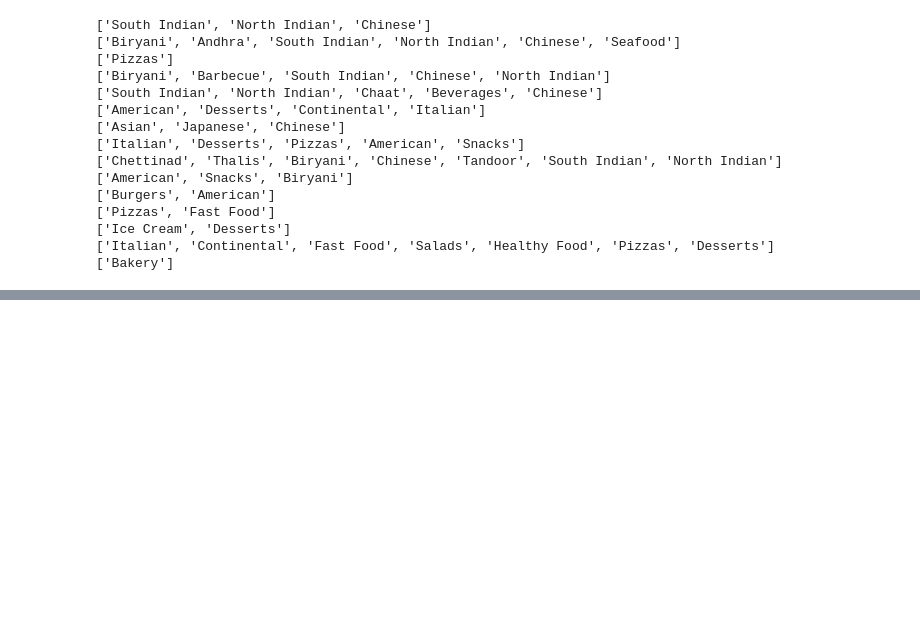
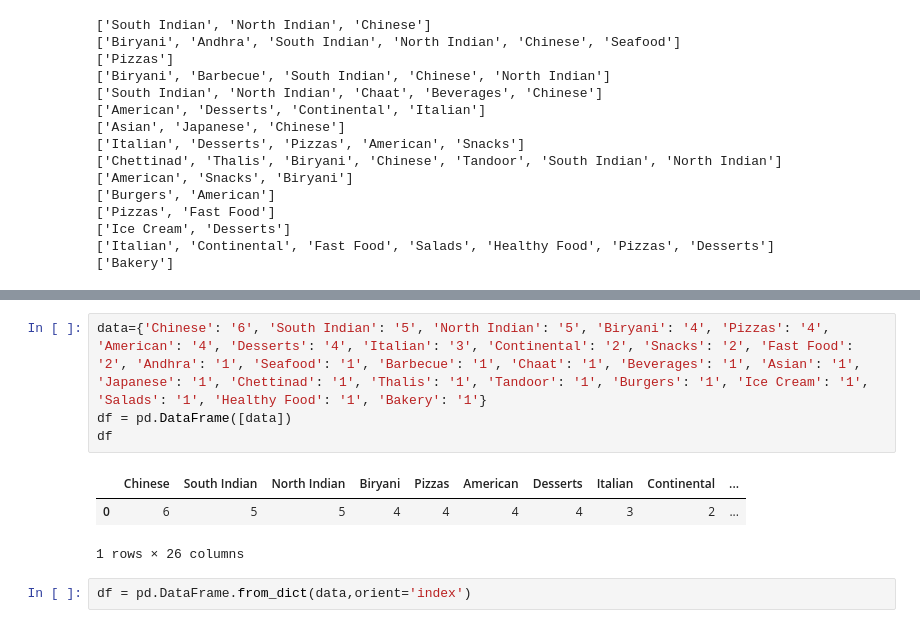
Before and after one commit to Vinayak-pawar/College, a Jupyter notebook: B9AI108 Programming for Data Analysis (B9AI108_2223_TMD1S)/Code/ca02.ipynb, the cells around one changed output, grey strips where cells are left out. Saved outputs shown, nothing was run; the diff lists cells and outputs as text; blank space fills up the shorter version.

```diff
--- a/B9AI108 Programming for Data Analysis (B9AI108_2223_TMD1S)/Code/ca02.ipynb
+++ b/B9AI108 Programming for Data Analysis (B9AI108_2223_TMD1S)/Code/ca02.ipynb
@@ -186,0 +345,10 @@ city_bangalore= []
+# %%
+data={'Chinese': '6', 'South Indian': '5', 'North Indian': '5', 'Biryani': '4', 'Pizzas': '4', 'American': '4', 'Desserts': '4', 'Italian': '3', 'Continental': '2', 'Snacks': '2', 'Fast Food': '2', 'Andhra': '1', 'Seafood': '1', 'Barbecue': '1', 'Chaat': '1', 'Beverages': '1', 'Asian': '1', 'Japanese': '1', 'Chettinad': '1', 'Thalis': '1', 'Tandoor': '1', 'Burgers': '1', 'Ice Cream': '1', 'Salads': '1', 'Healthy Food': '1', 'Bakery': '1'}
+df = pd.DataFrame([data])
+df
+# %% [output]
+|  | Chinese | South Indian | North Indian | Biryani | Pizzas | American | Desserts | Italian | Continental | ... |
+| 0 | 6 | 5 | 5 | 4 | 4 | 4 | 4 | 3 | 2 | ... |
+1 rows × 26 columns
+# %%
+df = pd.DataFrame.from_dict(data,orient='index')
```
Also changed, not shown: parts of 12 cells of this notebook.
